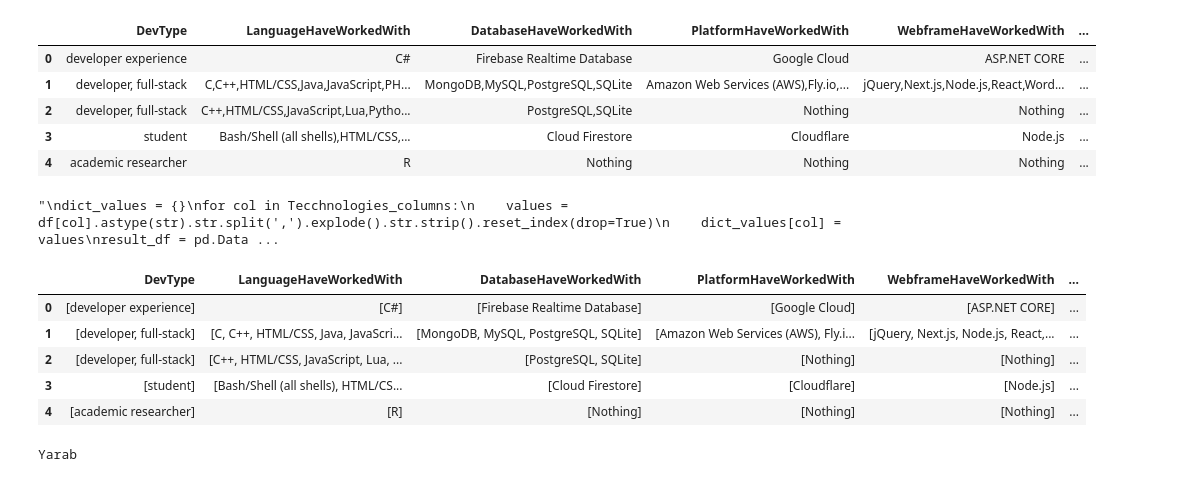
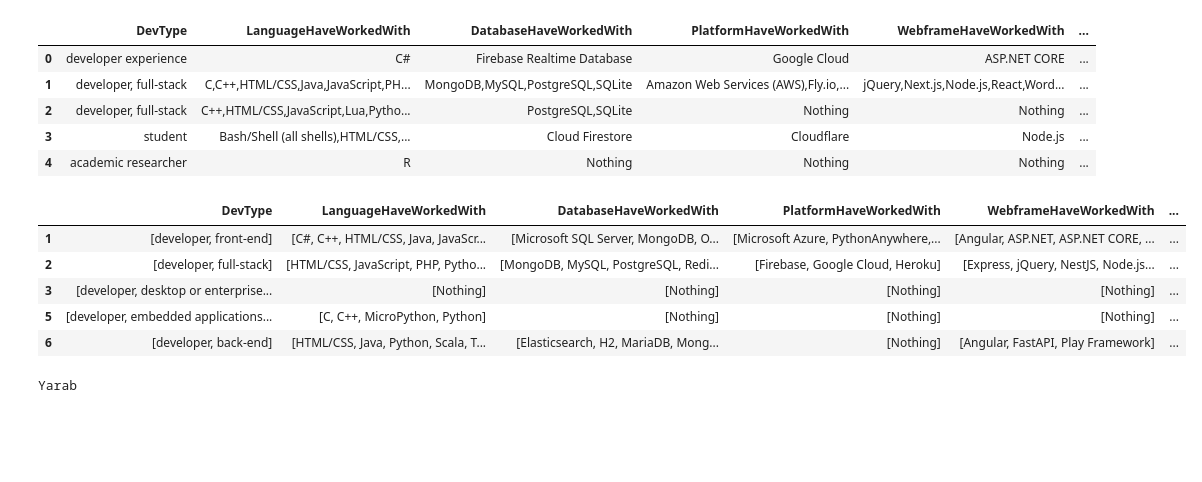
Before and after one commit to YoussefMakram27/Stack_overflow_survey_2024, a Jupyter notebook: 03_data_analysis.ipynb, the cells around one changed output. Cells and saved outputs as stored; diff of their text form; code cells hidden in the pictures; blank space fills up the shorter version.

```diff
--- a/03_data_analysis.ipynb
+++ b/03_data_analysis.ipynb
@@ -43,3 +50,3 @@ cleaned_df.reset_index(drop=True, inplace=True)
 # %%
-cleaned_df.drop(columns=['YearsCodePro', 'WorkExp'], inplace=True)
+small_df.drop(columns=['YearsCodePro', 'WorkExp'], inplace=True)
 # %%
@@ -54,5 +61,5 @@ cleaned_df.head()
 # %%
-df = cleaned_df.copy()
+df = small_df.copy()
 # %%
 jobs = df['DevType'].unique()
 jobs
@@ -160,7 +165,7 @@ fig.update_layout(width = 1200, height = 800)
 fig.write_html(r'/home/youssef/Documents/Data Science/stack over flow/Figures/Jobs Frequency.html')
 fig.show()
 # %%
-cleaned_df.drop(df[df['DevType'] == 'student'].index, inplace=True)
+df.drop(df[df['DevType'] == 'student'].index, inplace=True).reset_index(drop = True)
 # %%
 df.head()
 # %% [output]
@@ -170,31 +175,18 @@ df.head()
 | 2 | developer, full-stack | C++,HTML/CSS,JavaScript,Lua,Pytho... | PostgreSQL,SQLite | Nothing | Nothing | ... |
 | 3 | student | Bash/Shell (all shells),HTML/CSS,... | Cloud Firestore | Cloudflare | Node.js | ... |
 | 4 | academic researcher | R | Nothing | Nothing | Nothing | ... |
-# %%
-'''
-dict_values = {}
-for col in Tecchnologies_columns:
-    values = df[col].astype(str).str.split(',').explode().str.strip().reset_index(drop=True)
-    dict_values[col] = values
-result_df = pd.DataFrame(dict_values)
-new_df = pd.concat([df, result_df], axis = 1)
-ca_encoder = ca.CountEncoder(cols=result_df.columns)
-df_encoded = ca_encoder.fit_transform(result_df)
-# df_encoded.head()
-'''
-# %% [output]
-"\ndict_values = {}\nfor col in Tecchnologies_columns:\n    values = df[col].astype(str).str.split(',').explode().str.strip().reset_index(drop=True)\n    dict_values[col] = values\nresult_df = pd.Data ...
 # %%
-for col in Tecchnologies_columns + Jobs_columns:
+for col in Tecchnologies_columns:
     df[col] = df[col].str.split(',')
+df['DevType'] = df['DevType'].apply(lambda x: [x])
 df.head()
 # %% [output]
 |  | DevType | LanguageHaveWorkedWith | DatabaseHaveWorkedWith | PlatformHaveWorkedWith | WebframeHaveWorkedWith | ... |
-| 0 | [developer experience] | [C#] | [Firebase Realtime Database] | [Google Cloud] | [ASP.NET CORE] | ... |
-| 1 | [developer, full-stack] | [C, C++, HTML/CSS, Java, JavaScri... | [MongoDB, MySQL, PostgreSQL, SQLite] | [Amazon Web Services (AWS), Fly.i... | [jQuery, Next.js, Node.js, React,... | ... |
-| 2 | [developer, full-stack] | [C++, HTML/CSS, JavaScript, Lua, ... | [PostgreSQL, SQLite] | [Nothing] | [Nothing] | ... |
-| 3 | [student] | [Bash/Shell (all shells), HTML/CS... | [Cloud Firestore] | [Cloudflare] | [Node.js] | ... |
-| 4 | [academic researcher] | [R] | [Nothing] | [Nothing] | [Nothing] | ... |
+| 1 | [developer, front-end] | [C#, C++, HTML/CSS, Java, JavaScr... | [Microsoft SQL Server, MongoDB, O... | [Microsoft Azure, PythonAnywhere,... | [Angular, ASP.NET, ASP.NET CORE, ... | ... |
+| 2 | [developer, full-stack] | [HTML/CSS, JavaScript, PHP, Pytho... | [MongoDB, MySQL, PostgreSQL, Redi... | [Firebase, Google Cloud, Heroku] | [Express, jQuery, NestJS, Node.js... | ... |
+| 3 | [developer, desktop or enterprise... | [Nothing] | [Nothing] | [Nothing] | [Nothing] | ... |
+| 5 | [developer, embedded applications... | [C, C++, MicroPython, Python] | [Nothing] | [Nothing] | [Nothing] | ... |
+| 6 | [developer, back-end] | [HTML/CSS, Java, Python, Scala, T... | [Elasticsearch, H2, MariaDB, Mong... | [Nothing] | [Angular, FastAPI, Play Framework] | ... |
 # %%
 encoded_dfs = {}
 for col in Tecchnologies_columns + Jobs_columns:
```
Also changed, not shown: parts of 13 cells of this notebook, 3 other files.
